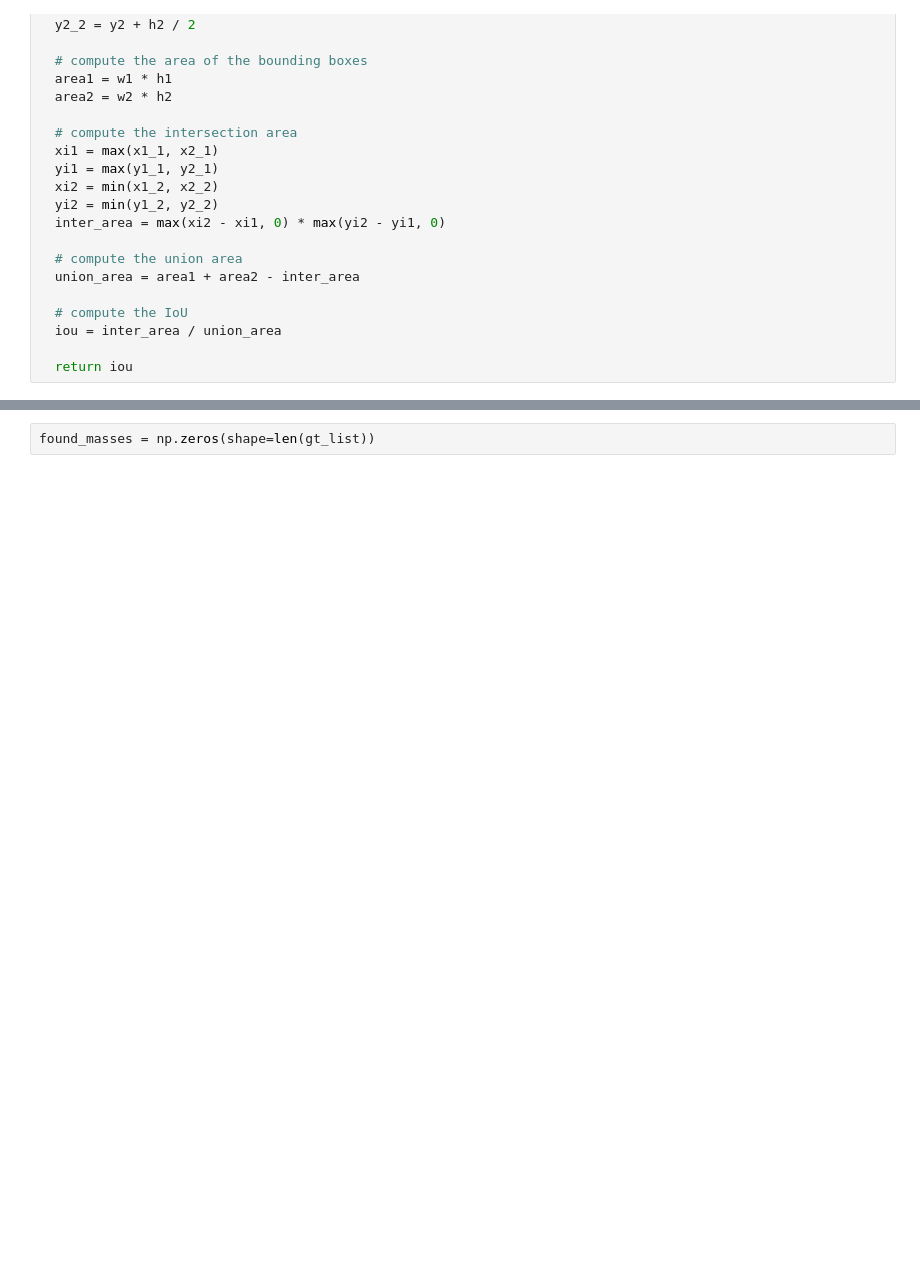
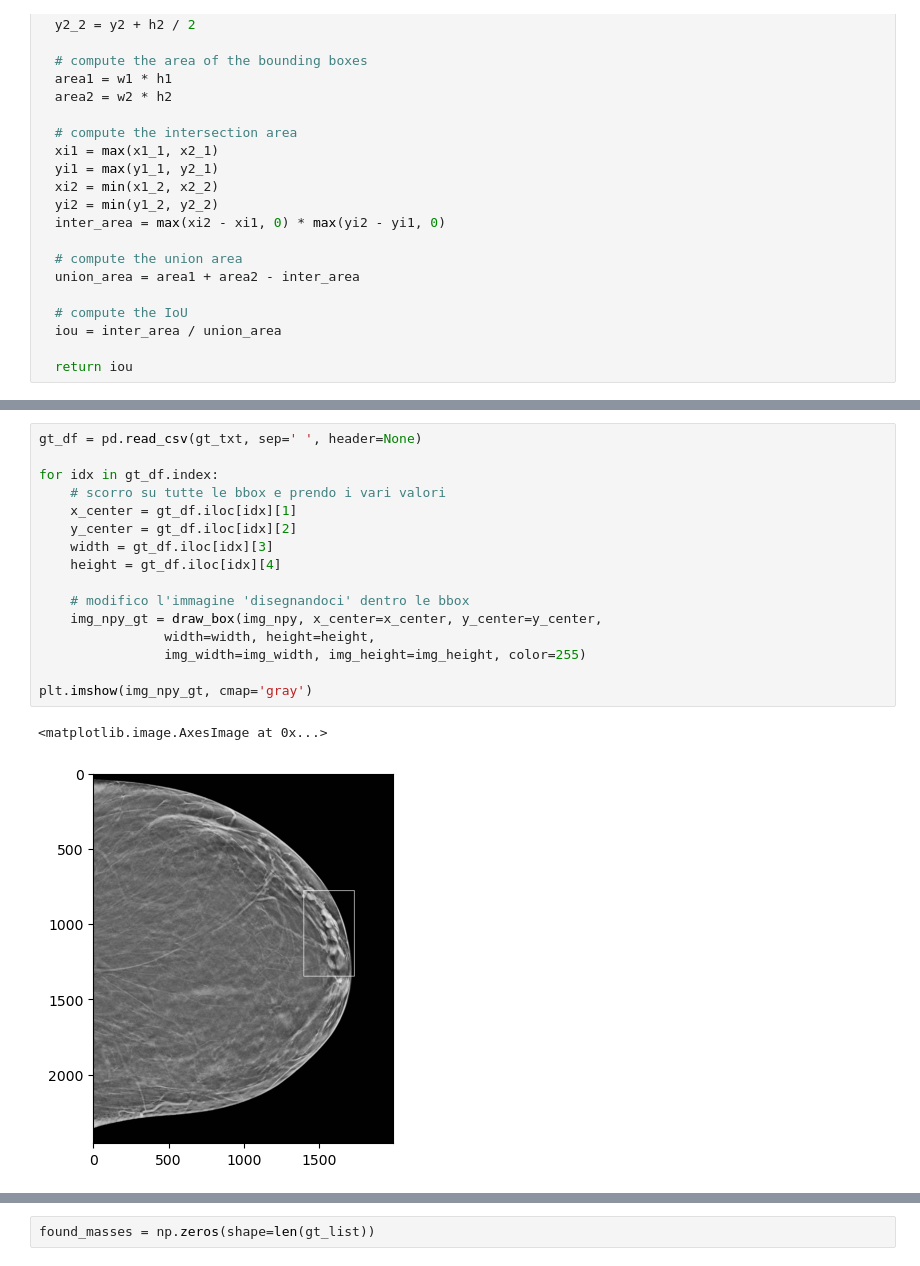
Before and after one commit to andreaberti11235/detection_analysis, a Jupyter notebook: test_iou.ipynb, the cells around one changed output, grey strips where cells are left out. Saved outputs shown, nothing was run; the diff lists cells and outputs as text; blank space fills up the shorter version.

```diff
--- a/test_iou.ipynb
+++ b/test_iou.ipynb
@@ -50 +114,20 @@ pred_list = []
+# %%
+gt_df = pd.read_csv(gt_txt, sep=' ', header=None)
+
+for idx in gt_df.index:
+    # scorro su tutte le bbox e prendo i vari valori
+    x_center = gt_df.iloc[idx][1]
+    y_center = gt_df.iloc[idx][2]
+    width = gt_df.iloc[idx][3]
+    height = gt_df.iloc[idx][4]
+
+    # modifico l'immagine 'disegnandoci' dentro le bbox
+    img_npy_gt = draw_box(img_npy, x_center=x_center, y_center=y_center,
+                width=width, height=height,
+                img_width=img_width, img_height=img_height, color=255)
+
+plt.imshow(img_npy_gt, cmap='gray')
+# %% [output]
+<matplotlib.image.AxesImage at 0x...>
+[figure, added]
 # %%
```
Also changed, not shown: parts of 28 cells of this notebook.
